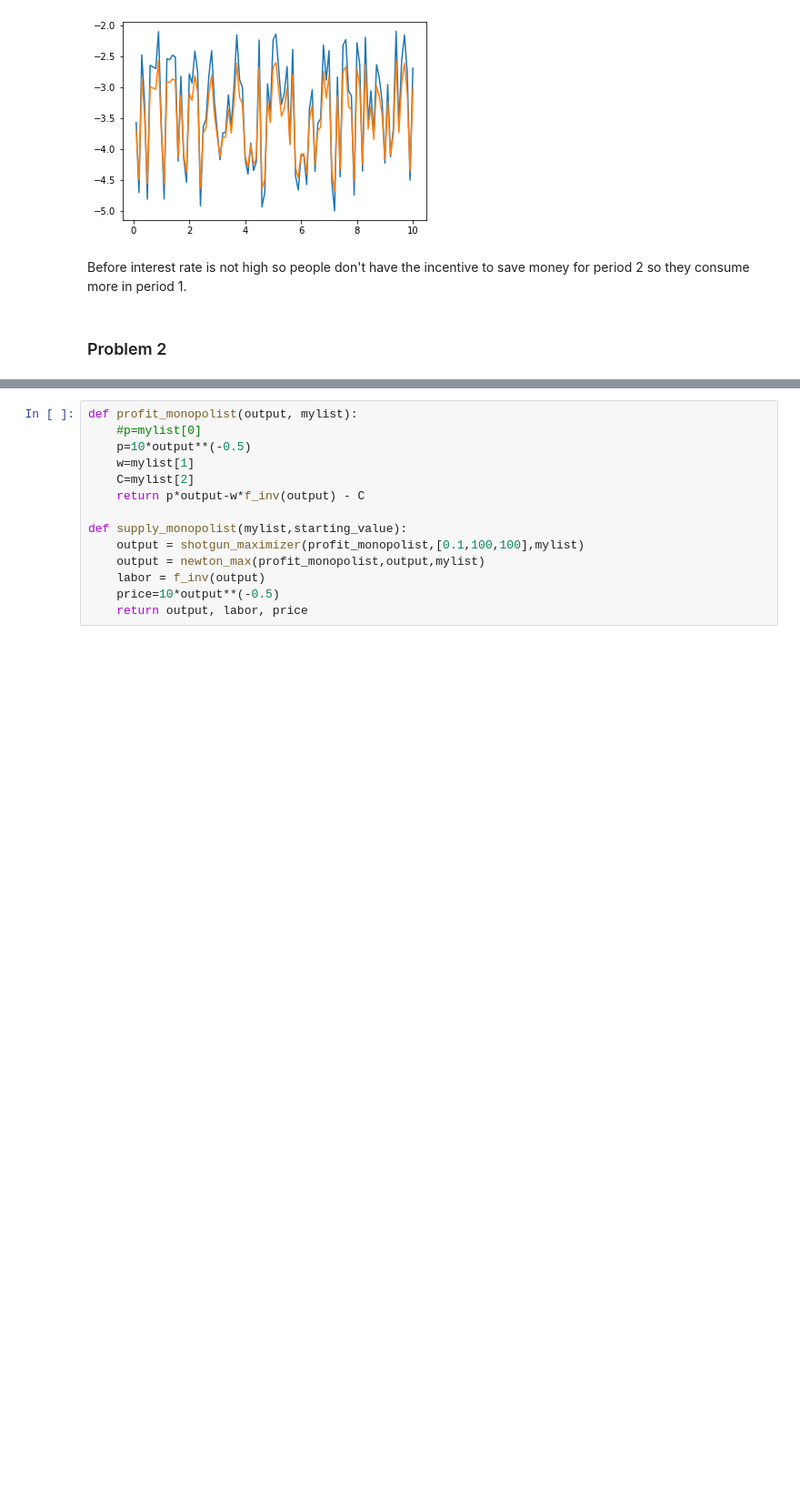
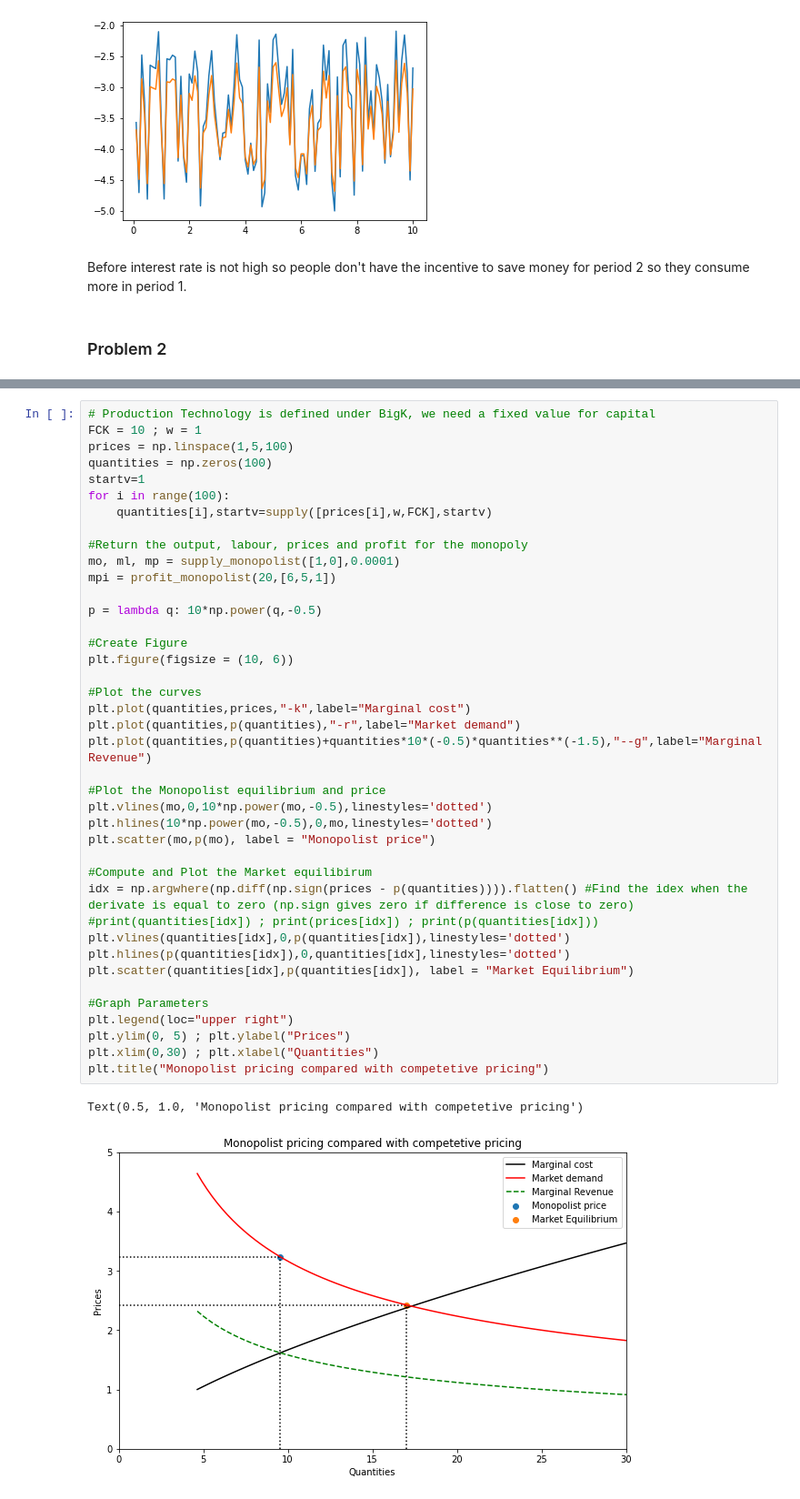
Before and after one commit to PaulineMalaguti/EBA3650, a Jupyter notebook: Lecture 5/QE_Problem_Set_5.ipynb, the cells around one changed output, grey strips where cells are left out. Shown at 91% size. Saved outputs shown, nothing was run; the diff lists cells and outputs as text; blank space fills up the shorter version.

```diff
--- a/Lecture 5/QE_Problem_Set_5.ipynb
+++ b/Lecture 5/QE_Problem_Set_5.ipynb
@@ -443,14 +456,43 @@ We will study a monopolist’s behavior under linear demand. Let the productiont
-# %%
-def profit_monopolist(output, mylist):
-    #p=mylist[0]
-    p=10*output**(-0.5)
-    w=mylist[1]
-    C=mylist[2]
-    return p*output-w*f_inv(output) - C
-
-def supply_monopolist(mylist,starting_value):
-    output = shotgun_maximizer(profit_monopolist,[0.1,100,100],mylist)
-    output = newton_max(profit_monopolist,output,mylist)
-    labor = f_inv(output)
-    price=10*output**(-0.5)
-    return output, labor, price
+# %%
+# Production Technology is defined under BigK, we need a fixed value for capital
+FCK = 10 ; w = 1
+prices = np.linspace(1,5,100)
+quantities = np.zeros(100)
+startv=1
+for i in range(100):
+    quantities[i],startv=supply([prices[i],w,FCK],startv)
+
+#Return the output, labour, prices and profit for the monopoly
+mo, ml, mp = supply_monopolist([1,0],0.0001)
+mpi = profit_monopolist(20,[6,5,1])
+
+p = lambda q: 10*np.power(q,-0.5)
+
+#Create Figure
+plt.figure(figsize = (10, 6))
+
+#Plot the curves
+plt.plot(quantities,prices,"-k",label="Marginal cost")
+plt.plot(quantities,p(quantities),"-r",label="Market demand")
+plt.plot(quantities,p(quantities)+quantities*10*(-0.5)*quantities**(-1.5),"--g",label="Marginal Revenue")
+
+#Plot the Monopolist equilibrium and price
+plt.vlines(mo,0,10*np.power(mo,-0.5),linestyles='dotted')
+plt.hlines(10*np.power(mo,-0.5),0,mo,linestyles='dotted')
+plt.scatter(mo,p(mo), label = "Monopolist price")
+
+#Compute and Plot the Market equilibirum
+idx = np.argwhere(np.diff(np.sign(prices - p(quantities)))).flatten() #Find the idex when the derivate is equal to zero (np.sign gives zero if difference is close to zero)
+#print(quantities[idx]) ; print(prices[idx]) ; print(p(quantities[idx]))
+plt.vlines(quantities[idx],0,p(quantities[idx]),linestyles='dotted')
+plt.hlines(p(quantities[idx]),0,quantities[idx],linestyles='dotted')
+plt.scatter(quantities[idx],p(quantities[idx]), label = "Market Equilibrium")
+
+#Graph Parameters
+plt.legend(loc="upper right")
+plt.ylim(0, 5) ; plt.ylabel("Prices")
+plt.xlim(0,30) ; plt.xlabel("Quantities")
+plt.title("Monopolist pricing compared with competetive pricing")
+# %% [output]
+Text(0.5, 1.0, 'Monopolist pricing compared with competetive pricing')
+[figure, added]
```
Also changed, not shown: parts of 3 cells of this notebook, 6 other files.
